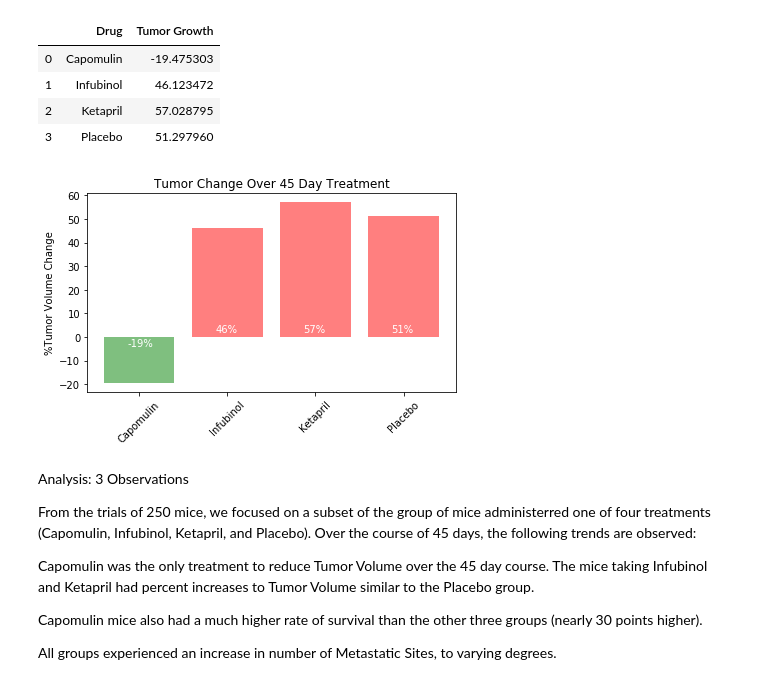
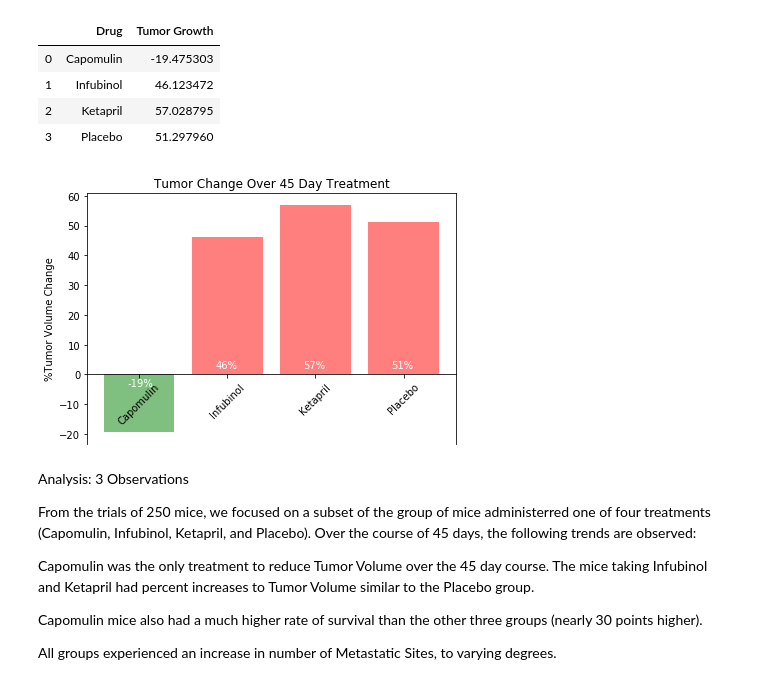
Before and after one commit to Blasda01/Pharmacy_Trials_Python, a Jupyter notebook: Code_and_Data/Code_Drug_Trials.ipynb, the cells around one changed output. Drawn from its saved outputs; the diff is of its cells as text; code cells hidden in the pictures.

Commit message:
code and image tweeks

```diff
--- a/Code_and_Data/Code_Drug_Trials.ipynb
+++ b/Code_and_Data/Code_Drug_Trials.ipynb
@@ -312,34 +312,36 @@ y_values = tumor_change_df["Tumor Growth"]
 color_list = []
 
 for name in tumor_change:
     if name >= 0:
         color_list.append('r')
     else:
         color_list.append('g')
 
 # Orient widths. Add labels, tick marks, etc.
 fig, ax = plt.subplots()
 
 ax.bar(x_axis, y_values, color=color_list, alpha=0.5, align="center")
 ax.set_title("Tumor Change Over 45 Day Treatment")
 ax.set_ylabel("%Tumor Volume Change")
+# set the y-spine
+ax.spines['bottom'].set_position('zero')
 plt.setp(ax.xaxis.get_majorticklabels(), rotation=45)
 fig.tight_layout()
 
 #Add percent label inside bar graph, using patch placement
 for i in ax.patches:
     if i.get_height() >= 0:
         ax.text(i.get_x()+0.33*i.get_width(), 2, str(int(round(i.get_height())))+'%', fontsize=10, color='white')
     else:
         ax.text(i.get_x()+0.33*i.get_width(), -4, str(int(round(i.get_height())))+'%', fontsize=10, color='white')
 
 # Save the Figure
 plt.savefig("../images/tumor_change.png")
 
 # Show the Figure
 fig.show()
 # %% [output]
-[figure, old version]
+[figure, new version]
 # %% [markdown]
 Analysis:  3 Observations
 
```
Also changed, not shown: 1 other file.
